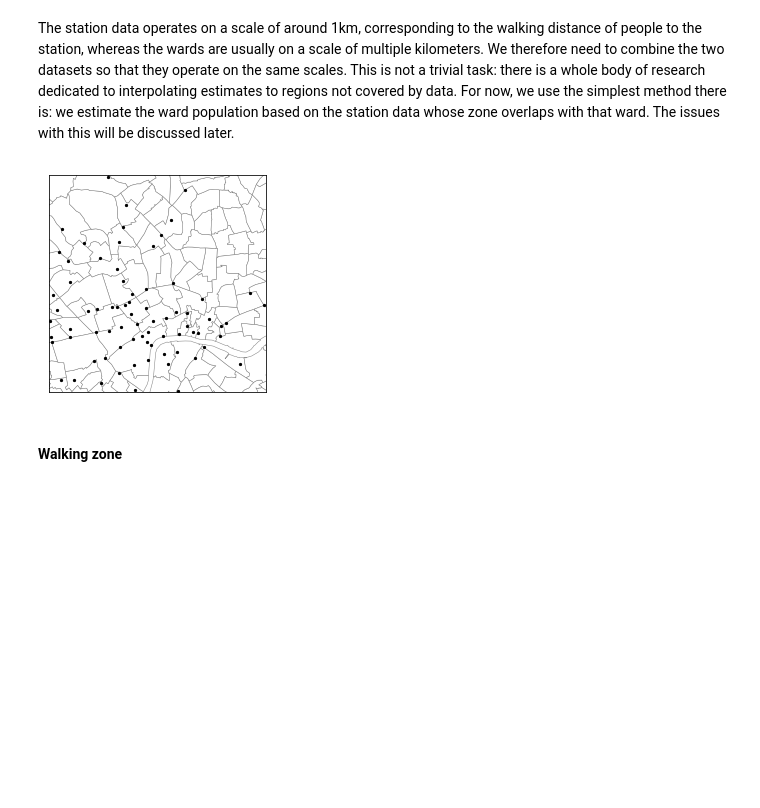
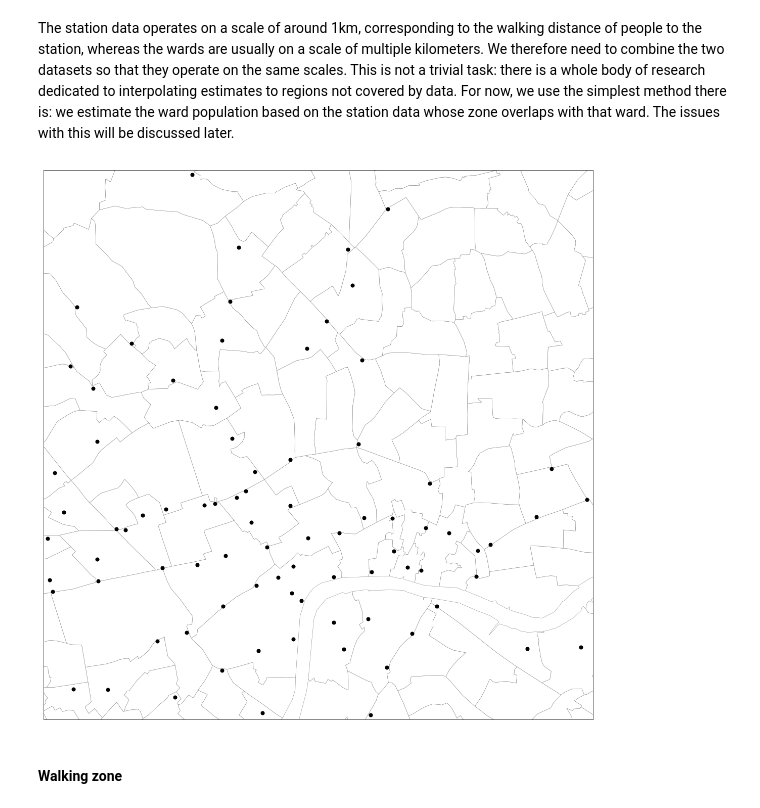
Before and after one commit to itko/cities, a Jupyter notebook: notebooks/population_distribution.ipynb, the cells around one changed output. Saved outputs shown, nothing was run; the diff lists cells and outputs as text; code cells hidden in the pictures; blank space fills up the shorter version.

```diff
--- a/notebooks/population_distribution.ipynb
+++ b/notebooks/population_distribution.ipynb
@@ -220,15 +208,16 @@ We note that there isn't a perfect match between the station location and statio
 # %% [markdown]
 The station data operates on a scale of around 1km, corresponding to the walking distance of people to the station, whereas the wards are usually on a scale of multiple kilometers. We therefore need to combine the two datasets so that they operate on the same scales. This is not a trivial task: there is a whole body of research dedicated to interpolating estimates to regions not covered by data. For now, we use the simplest method there is: we estimate the ward population based on the station data whose zone overlaps with that ward. The issues with this will be discussed later.
 # %%
-ax = wards.plot(color='white', edgecolor='gray', lw=0.5)
-stations.set_geometry('location').plot(ax=ax, markersize=5, color='k')
+f,ax = plt.subplots(1,1,figsize=(20,20))
+wards.plot(color='white', edgecolor='gray', lw=0.5, ax=ax)
+stations.set_geometry('location').plot(ax=ax, markersize=50, color='k')
 ax.set_xlim((695000,705000))
 ax.set_ylim((5708000,5718000))
 ax.set_xticks([])
 ax.set_yticks([])
 plt.show()
 # %% [output]
-[figure, old version]
+[figure, new version]
 # %% [markdown]
 #### Walking zone
 # %% [markdown]
```
Also changed, not shown: parts of 25 cells of this notebook, 4 other files.
